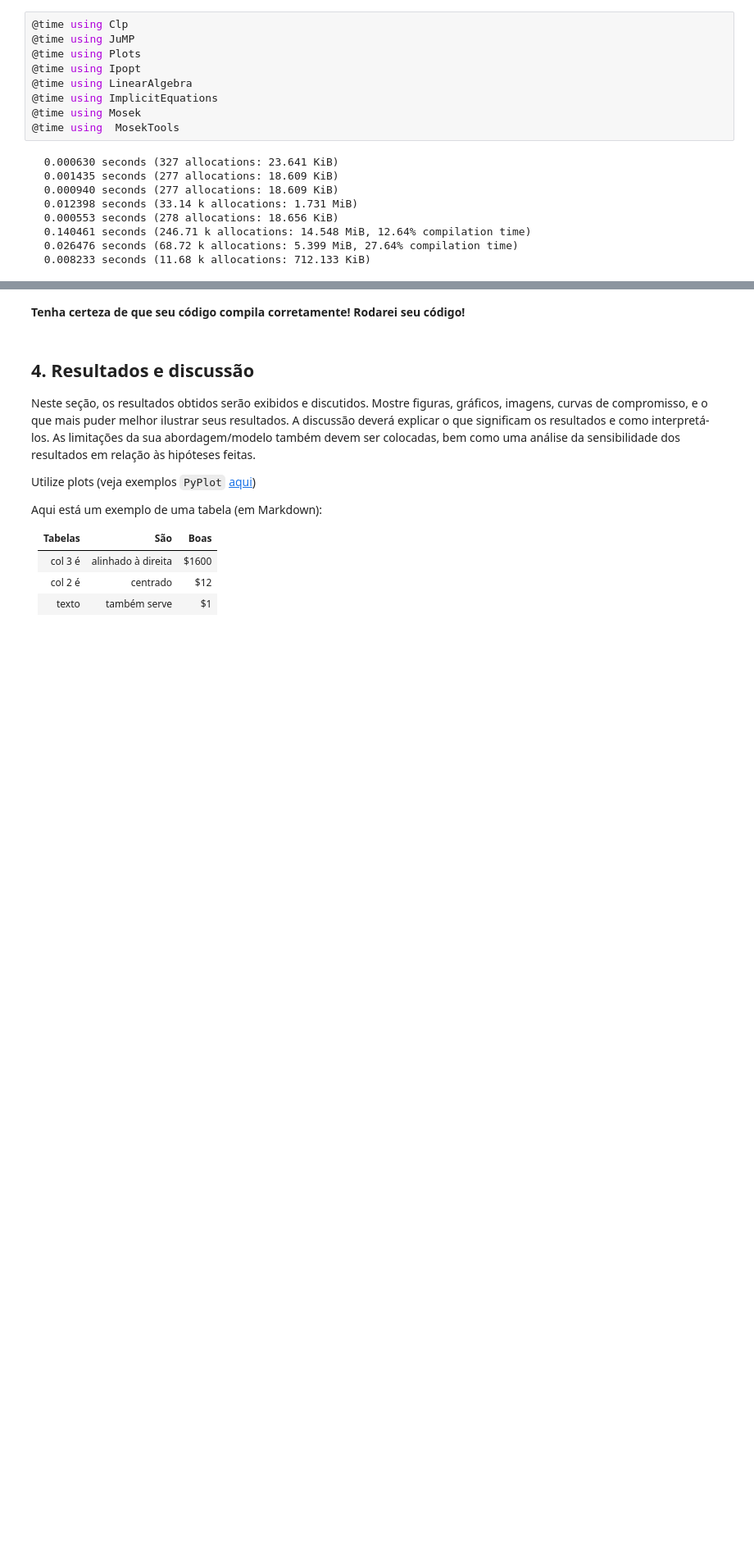
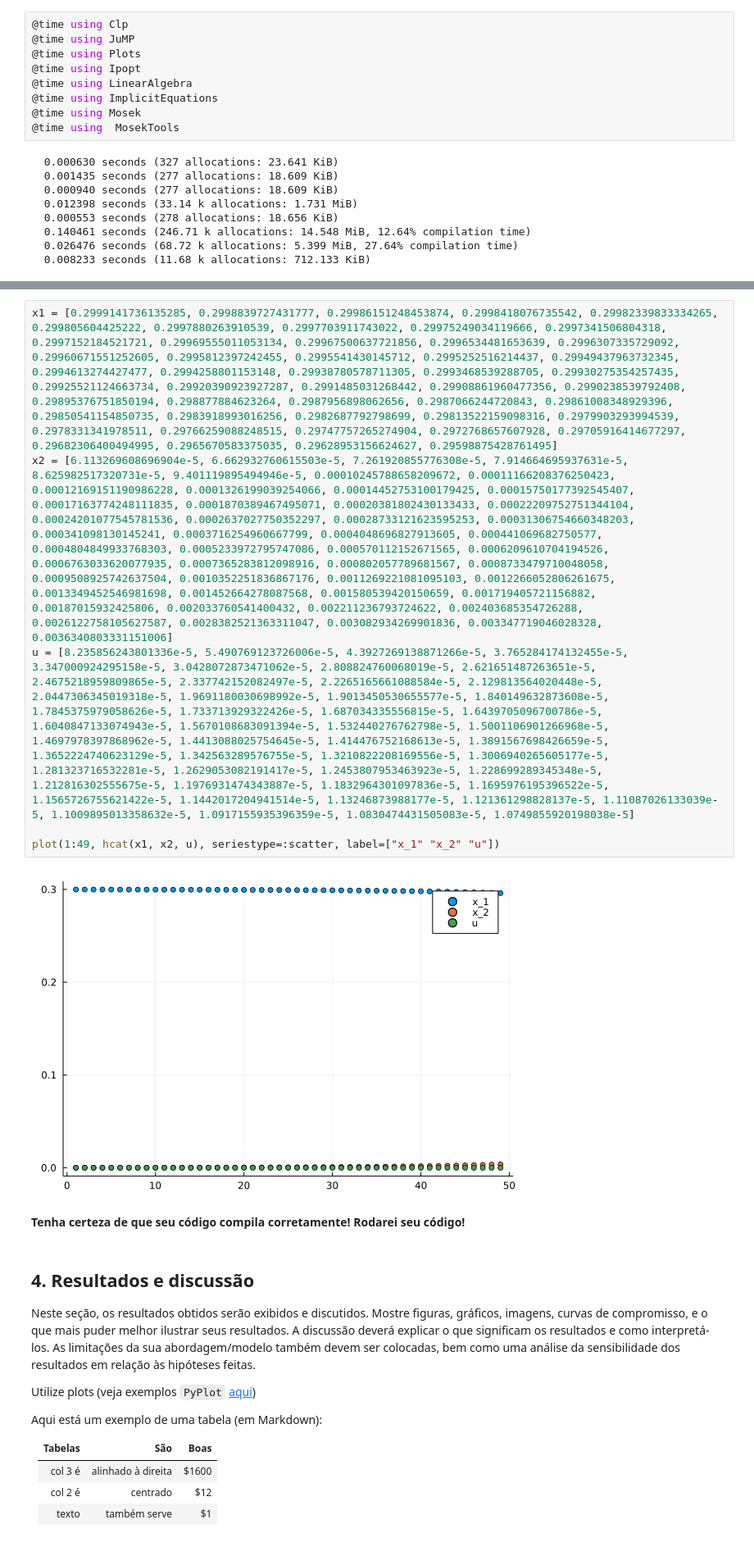
Before and after one commit to Neyrgsb/Otimizacao, a Jupyter notebook: modelo_relatorio_projeto_2022.ipynb, the cells around one changed output, grey strips where cells are left out. Shown: that part at 82% size. Drawn from its saved outputs; the diff is of its cells as text; blank space fills up the shorter version.

Commit message:
Plot added

```diff
--- a/modelo_relatorio_projeto_2022.ipynb
+++ b/modelo_relatorio_projeto_2022.ipynb
@@ -174,5 +176,13 @@ println("u",JuMP.value.(u))
 # %% [output]
 LoadError: syntax: invalid identifier name "."
+# %%
+x1 = [0.2999141736135285, 0.2998839727431777, 0.29986151248453874, 0.2998418076735542, 0.29982339833334265, 0.299805604425222, 0.2997880263910539, 0.2997703911743022, 0.29975249034119666, 0.2997341506804318, 0.2997152184521721, 0.29969555011053134, 0.29967500637721856, 0.2996534481653639, 0.2996307335729092, 0.29960671551252605, 0.2995812397242455, 0.2995541430145712, 0.2995252516214437, 0.29949437963732345, 0.2994613274427477, 0.2994258801153148, 0.29938780578711305, 0.2993468539288705, 0.29930275354257435, 0.29925521124663734, 0.29920390923927287, 0.2991485031268442, 0.29908861960477356, 0.2990238539792408, 0.29895376751850194, 0.298877884623264, 0.2987956898062656, 0.2987066244720843, 0.29861008348929396, 0.29850541154850735, 0.2983918993016256, 0.2982687792798699, 0.29813522159098316, 0.2979903293994539, 0.2978331341978511, 0.29766259088248515, 0.29747757265274904, 0.2972768657607928, 0.29705916414677297, 0.29682306400494995, 0.2965670583375035, 0.29628953156624627, 0.29598875428761495]
+x2 = [6.113269608696904e-5, 6.662932760615503e-5, 7.261920855776308e-5, 7.914664695937631e-5, 8.625982517320731e-5, 9.401119895494946e-5, 0.00010245788658209672, 0.00011166208376250423, 0.00012169151190986228, 0.0001326199039254066, 0.00014452753100179425, 0.00015750177392545407, 0.00017163774248111835, 0.0001870389467495071, 0.00020381802430133433, 0.00022209752751344104, 0.00024201077545781536, 0.0002637027750352297, 0.00028733121623595253, 0.00031306754660348203, 0.000341098130145241, 0.0003716254960667799, 0.0004048696827913605, 0.000441069682750577, 0.0004804849933768303, 0.0005233972795747086, 0.000570112152671565, 0.0006209610704194526, 0.0006763033620077935, 0.0007365283812098916, 0.000802057789681567, 0.0008733479710048058, 0.0009508925742637504, 0.0010352251836867176, 0.0011269221081095103, 0.0012266052806261675, 0.0013349452546981698, 0.001452664278087568, 0.001580539420150659, 0.001719405721156882, 0.00187015932425806, 0.002033760541400432, 0.002211236793724622, 0.002403685354726288, 0.0026122758105627587, 0.0028382521363311047, 0.003082934269901836, 0.003347719046028328, 0.0036340803331151006]
+u = [8.235856243801336e-5, 5.490769123726006e-5, 4.3927269138871266e-5, 3.765284174132455e-5, 3.347000924295158e-5, 3.0428072873471062e-5, 2.808824760068019e-5, 2.621651487263651e-5, 2.4675218959809865e-5, 2.337742152082497e-5, 2.2265165661088584e-5, 2.129813564020448e-5, 2.0447306345019318e-5, 1.9691180030698992e-5, 1.9013450530655577e-5, 1.840149632873608e-5, 1.7845375979058626e-5, 1.733713929322426e-5, 1.687034335556815e-5, 1.6439705096700786e-5, 1.6040847133074943e-5, 1.5670108683091394e-5, 1.532440276762798e-5, 1.5001106901266968e-5, 1.4697978397868962e-5, 1.4413088025754645e-5, 1.414476752168613e-5, 1.3891567698426659e-5, 1.3652224740623129e-5, 1.342563289576755e-5, 1.3210822208169556e-5, 1.3006940265605177e-5, 1.281323716532281e-5, 1.2629053082191417e-5, 1.2453807953463923e-5, 1.228699289345348e-5, 1.212816302555675e-5, 1.1976931474343887e-5, 1.1832964301097836e-5, 1.1695976195396522e-5, 1.1565726755621422e-5, 1.1442017204941514e-5, 1.13246873988177e-5, 1.121361298828137e-5, 1.11087026133039e-5, 1.1009895013358632e-5, 1.0917155935396359e-5, 1.0830474431505083e-5, 1.0749855920198038e-5]
+
+plot(1:49, hcat(x1, x2, u), seriestype=:scatter, label=["x_1" "x_2" "u"])
+# %% [output]
+[figure, added]
 # %% [markdown]
 **Tenha certeza de que seu código compila corretamente! Rodarei seu código!**
 # %% [markdown]
```
Also changed, not shown: parts of 1 cell of this notebook.
